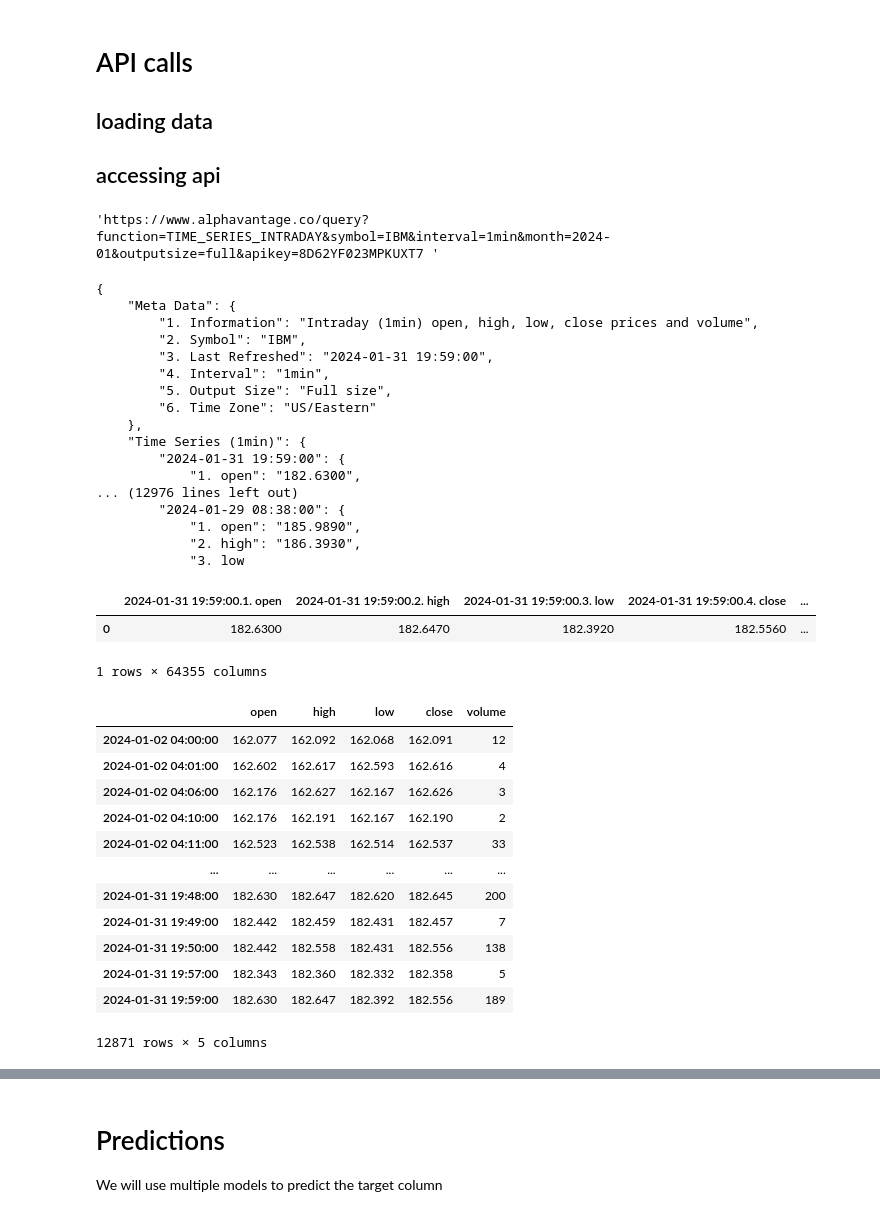
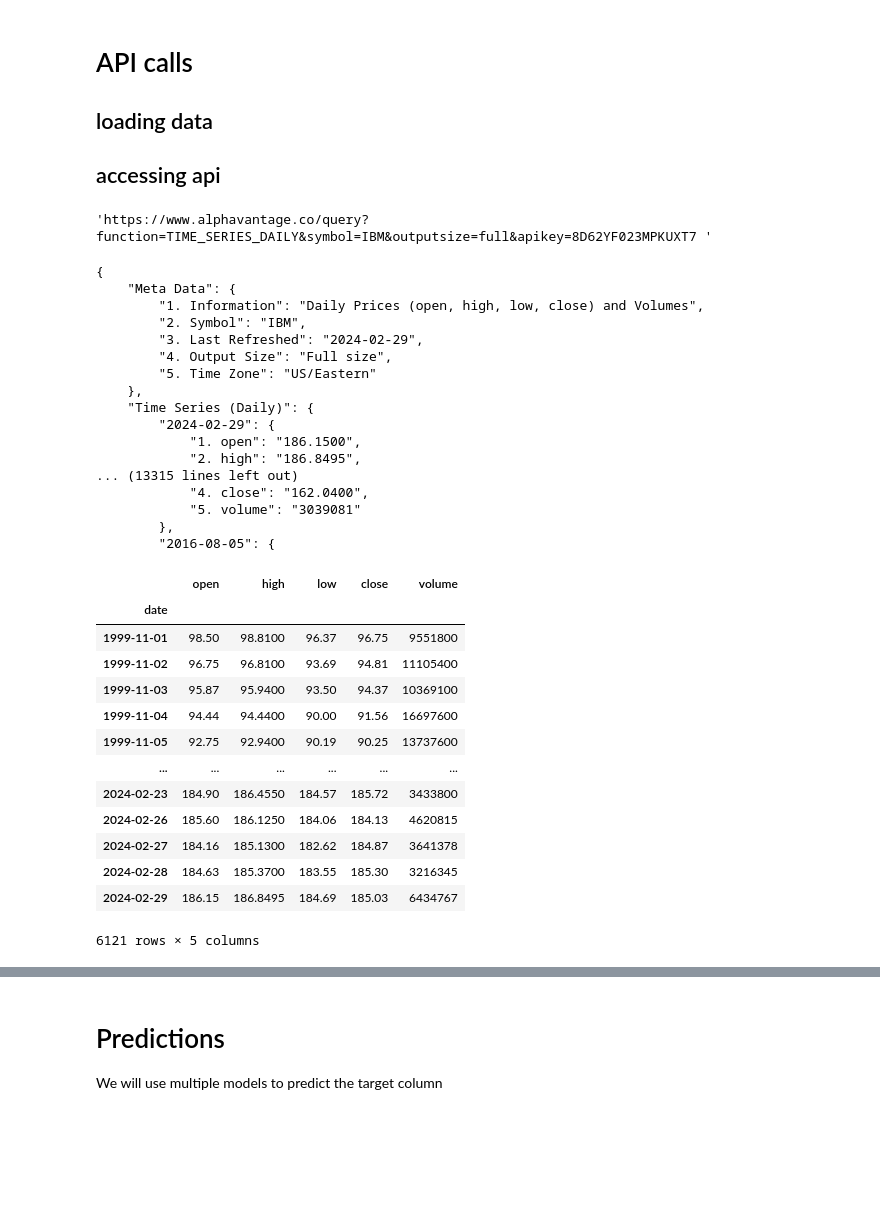
Before and after one commit to CurlyFry53/project-2-stock-data, a Jupyter notebook: cdg_stock_multiple_model.ipynb, the cells around one changed output, grey strips where cells are left out. Cells and saved outputs as stored; diff of their text form; code cells hidden in the pictures; blank space fills up the shorter version.

```diff
--- a/cdg_stock_multiple_model.ipynb
+++ b/cdg_stock_multiple_model.ipynb
@@ -26,16 +45,14 @@ ticker = 'IBM'
 url = f"""https://www.alphavantage.co/query?\
 function={functionType}&\
 symbol={ticker}&\
-interval={interval}&\
-month={date}&\
 outputsize={outputsize}&\
 apikey={api_key} \
 """
-
+# month={date}&\ interval={interval}&\
 
 url
 # %% [output]
-'https://www.alphavantage.co/query?function=TIME_SERIES_INTRADAY&symbol=IBM&interval=1min&month=2024-01&outputsize=full&apikey=8D62YF023MPKUXT7 '
+'https://www.alphavantage.co/query?function=TIME_SERIES_DAILY&symbol=IBM&outputsize=full&apikey=8D62YF023MPKUXT7 '
 # %%
 # Get the response
 response = requests.get(url)
@@ -48,67 +65,59 @@ print(json.dumps(reviews, indent=4))
 
 # Convert to a data frame
 reviews_df = pd.json_normalize(reviews[f"Time Series ({interval})"])
-reviews_df
 # %% [output]
 {
     "Meta Data": {
-        "1. Information": "Intraday (1min) open, high, low, close prices and volume",
+        "1. Information": "Daily Prices (open, high, low, close) and Volumes",
         "2. Symbol": "IBM",
-        "3. Last Refreshed": "2024-01-31 19:59:00",
-        "4. Interval": "1min",
-        "5. Output Size": "Full size",
-        "6. Time Zone": "US/Eastern"
+        "3. Last Refreshed": "2024-02-29",
+        "4. Output Size": "Full size",
+        "5. Time Zone": "US/Eastern"
     },
-    "Time Series (1min)": {
-        "2024-01-31 19:59:00": {
-            "1. open": "182.6300",
-... (12976 lines left out)
-        "2024-01-29 08:38:00": {
-            "1. open": "185.9890",
-            "2. high": "186.3930",
-            "3. low
+    "Time Series (Daily)": {
+        "2024-02-29": {
+            "1. open": "186.1500",
+            "2. high": "186.8495",
+... (13315 lines left out)
+            "4. close": "162.0400",
+            "5. volume": "3039081"
+        },
+        "2016-08-05": {
-|  | 2024-01-31 19:59:00.1. open | 2024-01-31 19:59:00.2. high | 2024-01-31 19:59:00.3. low | 2024-01-31 19:59:00.4. close | ... |
-| 0 | 182.6300 | 182.6470 | 182.3920 | 182.5560 | ... |
-1 rows × 64355 columns
 # %%
 # Extracting the time series data
 time_series_data = reviews[f"Time Series ({interval})"]
 
 # Convert to DataFrame
 df = pd.DataFrame(time_series_data).T
 
 # Rename columns
 df.columns = ["open", "high", "low", "close", "volume"]
 
 # Convert data types
 df = df.astype({"open": float, "high": float, "low": float, "close": float, "volume": int})
 
 # Convert index to datetime
 df.index = pd.to_datetime(df.index)
 
 # Sort index
 df.sort_index(inplace=True)
+df.index.name = 'date'
 df
-
-# Transpose DataFrame
-# df_flipped = df.T
-
-# Display transposed DataFrame
-# df_flipped
 # %% [output]
 |  | open | high | low | close | volume |
-| 2024-01-02 04:00:00 | 162.077 | 162.092 | 162.068 | 162.091 | 12 |
-| 2024-01-02 04:01:00 | 162.602 | 162.617 | 162.593 | 162.616 | 4 |
-| 2024-01-02 04:06:00 | 162.176 | 162.627 | 162.167 | 162.626 | 3 |
-| 2024-01-02 04:10:00 | 162.176 | 162.191 | 162.167 | 162.190 | 2 |
-| 2024-01-02 04:11:00 | 162.523 | 162.538 | 162.514 | 162.537 | 33 |
+| date |  |  |  |  |  |
+| 1999-11-01 | 98.50 | 98.8100 | 96.37 | 96.75 | 9551800 |
+| 1999-11-02 | 96.75 | 96.8100 | 93.69 | 94.81 | 11105400 |
+| 1999-11-03 | 95.87 | 95.9400 | 93.50 | 94.37 | 10369100 |
+| 1999-11-04 | 94.44 | 94.4400 | 90.00 | 91.56 | 16697600 |
+| 1999-11-05 | 92.75 | 92.9400 | 90.19 | 90.25 | 13737600 |
 | ... | ... | ... | ... | ... | ... |
-| 2024-01-31 19:48:00 | 182.630 | 182.647 | 182.620 | 182.645 | 200 |
-| 2024-01-31 19:49:00 | 182.442 | 182.459 | 182.431 | 182.457 | 7 |
-| 2024-01-31 19:50:00 | 182.442 | 182.558 | 182.431 | 182.556 | 138 |
-| 2024-01-31 19:57:00 | 182.343 | 182.360 | 182.332 | 182.358 | 5 |
-| 2024-01-31 19:59:00 | 182.630 | 182.647 | 182.392 | 182.556 | 189 |
+| 2024-02-23 | 184.90 | 186.4550 | 184.57 | 185.72 | 3433800 |
+| 2024-02-26 | 185.60 | 186.1250 | 184.06 | 184.13 | 4620815 |
+| 2024-02-27 | 184.16 | 185.1300 | 182.62 | 184.87 | 3641378 |
+| 2024-02-28 | 184.63 | 185.3700 | 183.55 | 185.30 | 3216345 |
+| 2024-02-29 | 186.15 | 186.8495 | 184.69 | 185.03 | 6434767 |
-12871 rows × 5 columns
+6121 rows × 5 columns
 # %%
 df['tomorrow'] = df['close'].shift(-1)
 df['target'] = (df['tomorrow'] > df['close']).astype(int)
```
Also changed, not shown: parts of 12 cells of this notebook.
